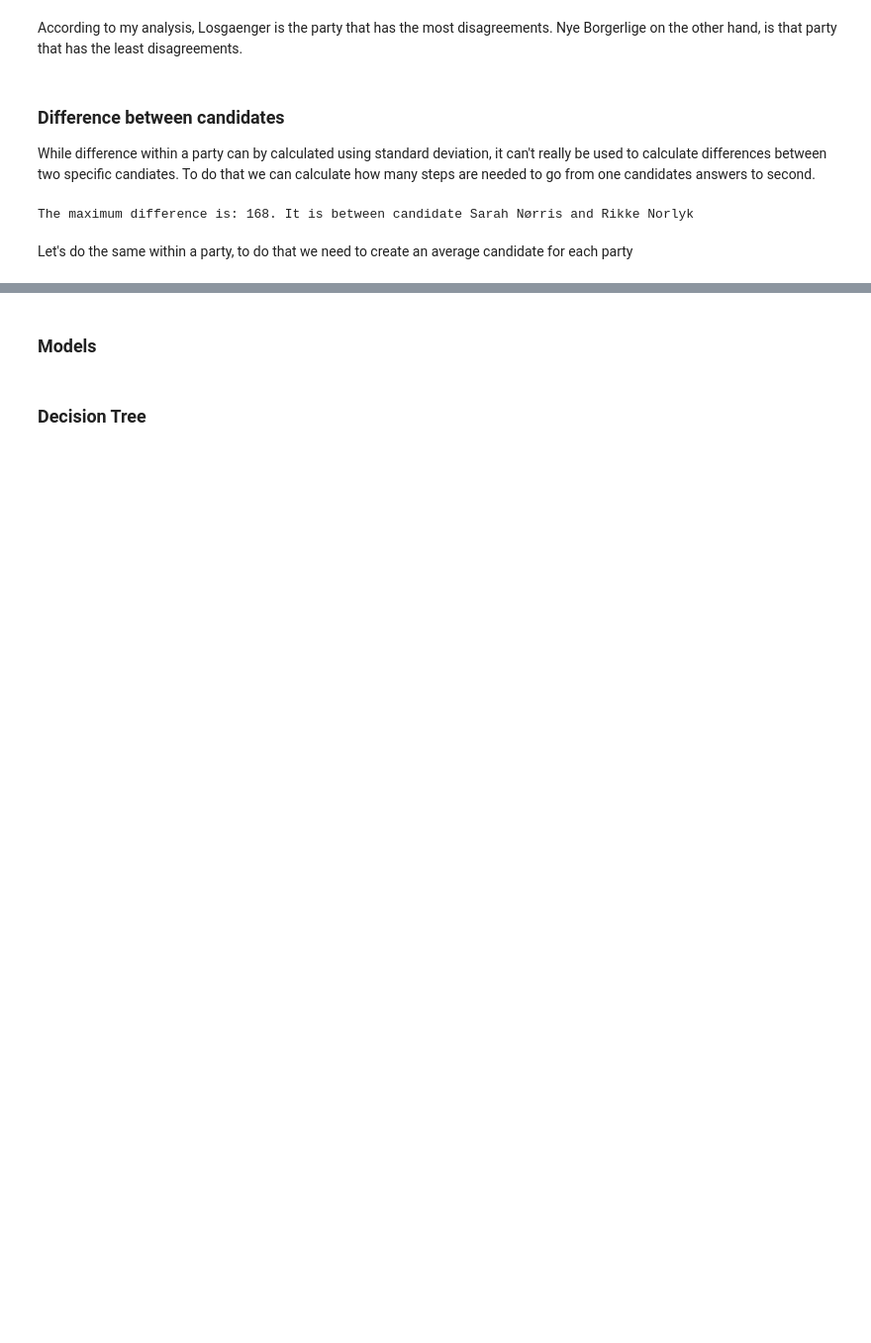
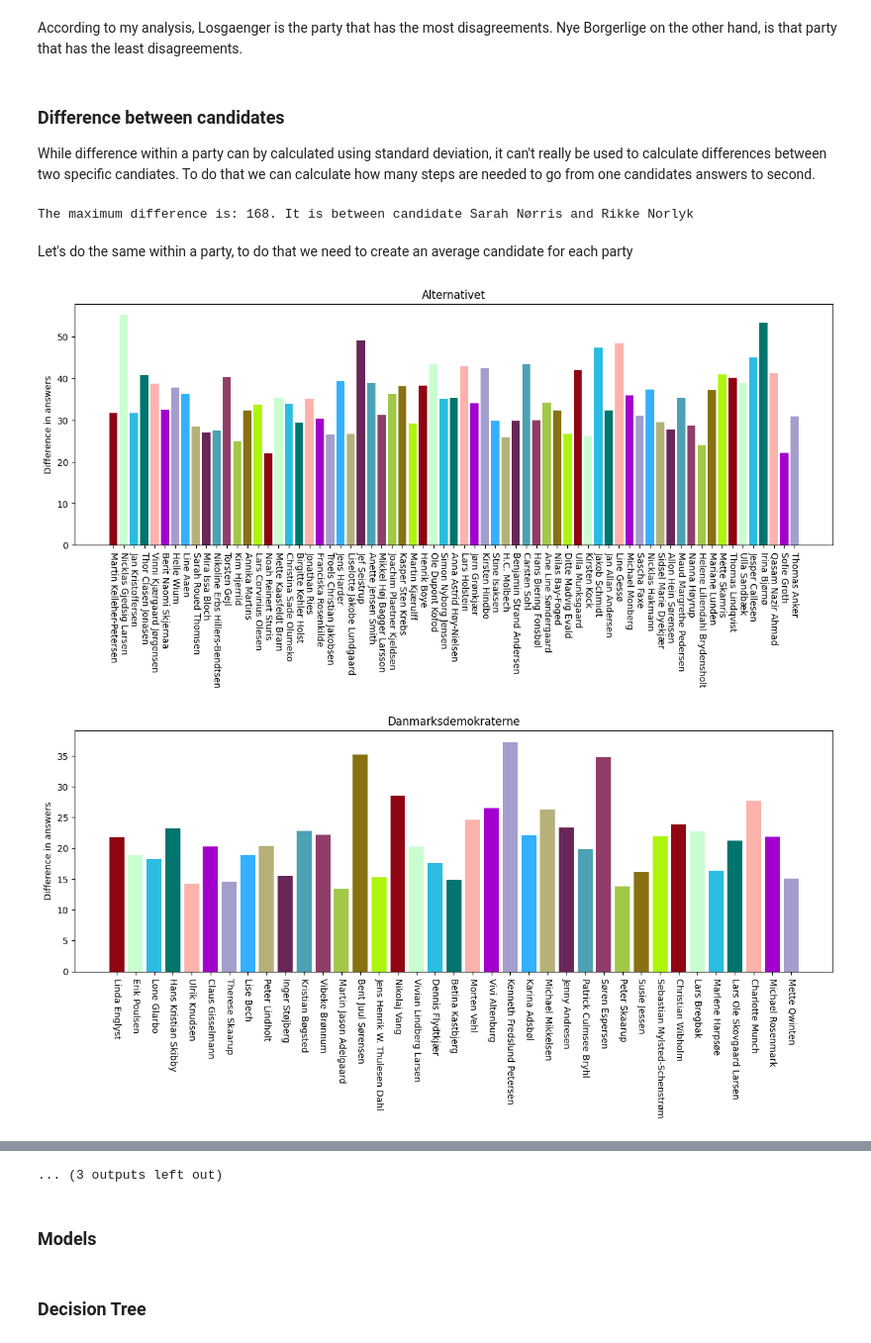
Before and after one commit to baginskijakub/MAL1, a Jupyter notebook: Assignment2/Candidate Test 2022 I.ipynb, the cells around one changed output, grey strips where cells are left out. Shown at 99% size. Cells and saved outputs as stored; diff of their text form; code cells hidden in the pictures; blank space fills up the shorter version.

```diff
--- a/Assignment2/Candidate Test 2022 I.ipynb
+++ b/Assignment2/Candidate Test 2022 I.ipynb
@@ -196,38 +196,41 @@ def get_candidates_difference(candidate1, candidate2):
 
     return difference_count, candidate1, candidate2
 
 # group data by party
 grouped_by_party = answers_df.groupby('parti')
 
 # loop through parties
 for by_party_label, by_party_data in grouped_by_party:
 
     # create an average candidate
     avg_party_candidate = by_party_data.loc[:, ~by_party_data.columns.isin(['navn', 'parti'])].mean()
     # create a tuple from avg candidate
     avg_party_candidate = ('Average', avg_party_candidate)
 
-    # fig, ax = plt.subplots()
-    # fig.set_figwidth(15)
-    # ax.set_ylabel(f'Difference in answers')
-    # ax.set_title(by_party_data['parti'].values[0])
-    # ax.tick_params(axis='x', labelrotation=270)
+    fig, ax = plt.subplots()
+    fig.set_figwidth(15)
+    ax.set_ylabel(f'Difference in answers')
+    ax.set_title(by_party_data['parti'].values[0])
+    ax.tick_params(axis='x', labelrotation=270)
 
     plot_labels = []
     plot_height = []
     # iterate through party candidates
     for candidate_data in by_party_data.iterrows():
 
         # get difference between a candidate and party average
         diff, c1, c2 = get_candidates_difference(candidate_data, avg_party_candidate)
 
-        # plot_labels.append(candidate_data[1]['navn'])
-        # plot_height.append(diff)
+        plot_labels.append(candidate_data[1]['navn'])
+        plot_height.append(diff)
 
-    # ax.bar(plot_labels, plot_height, color=colors)
+    ax.bar(plot_labels, plot_height, color=colors)
 
 
 
 # for party in grouped_by_party:
 
 #     avg_candidate = party
+# %% [output]
+[figure, added]
+[figure, added]
@@ -234,3 +247,4 @@ for by_party_label, by_party_data in grouped_by_party:
+... (3 outputs left out)
 # %% [markdown]
 ### Models
 # %%
```
Also changed, not shown: parts of 8 cells of this notebook.
